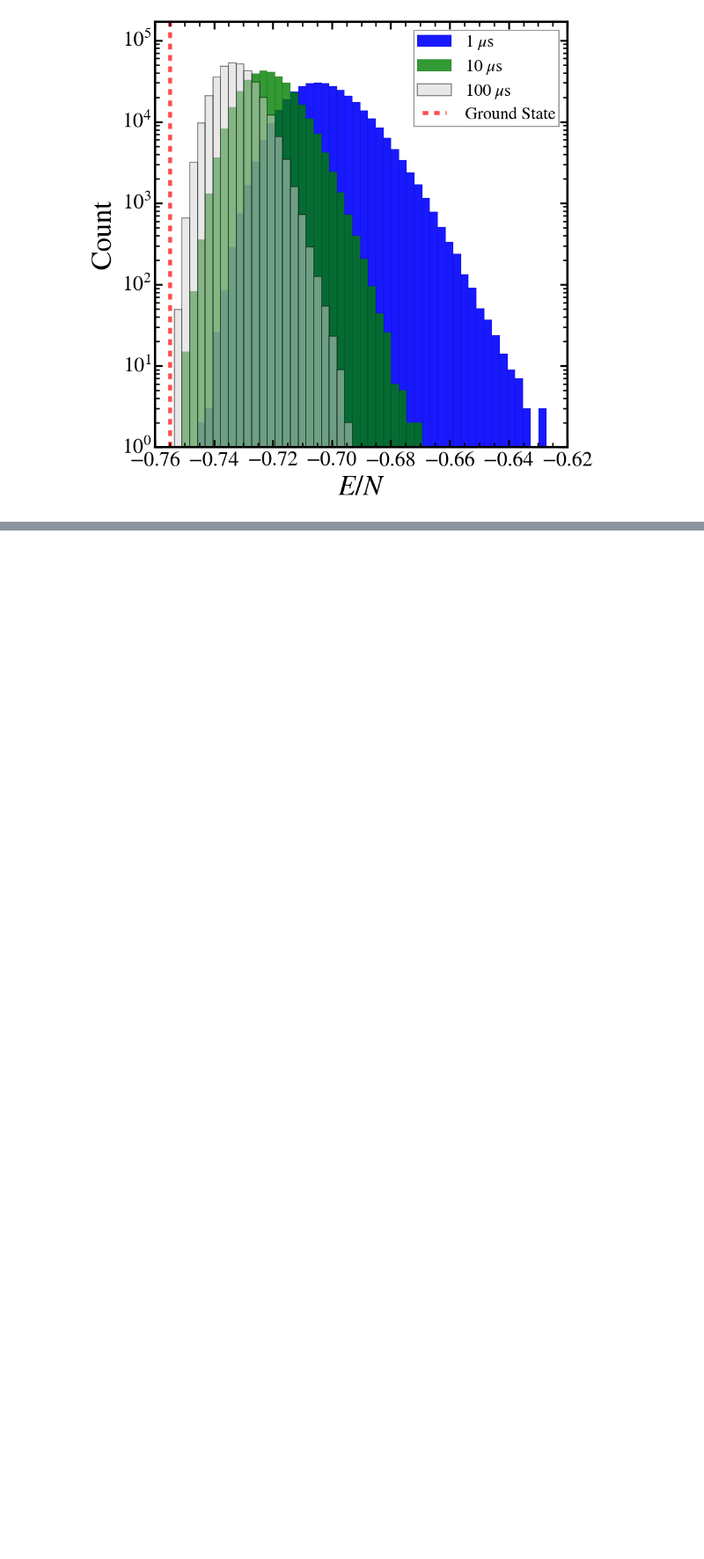
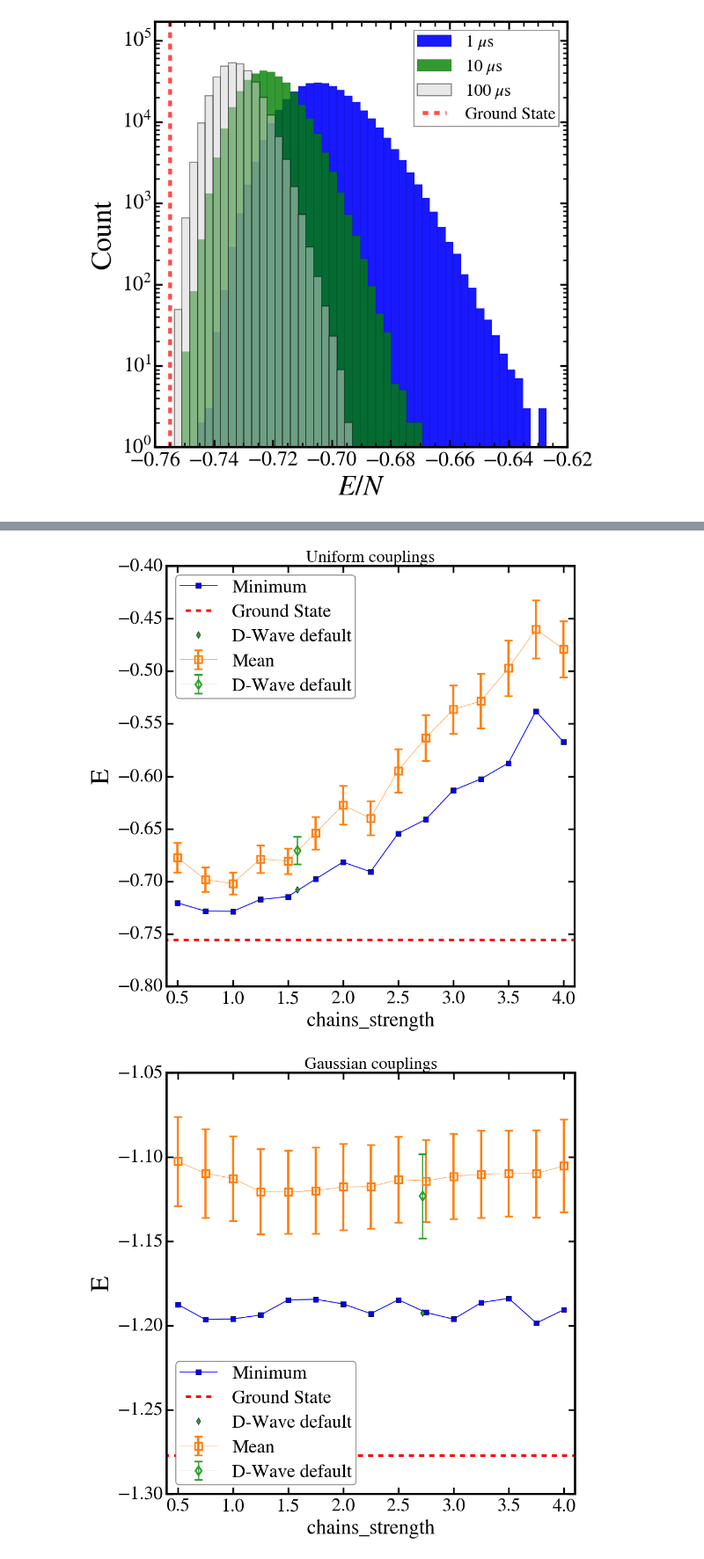
Before and after one commit to gscriva/n-mcmc, a Jupyter notebook: accelerating_monte_carlo.ipynb, the cells around one changed output, grey strips where cells are left out. Shown at 88% size. Saved outputs shown, nothing was run; the diff lists cells and outputs as text; code cells hidden in the pictures; blank space fills up the shorter version.

```diff
--- a/accelerating_monte_carlo.ipynb
+++ b/accelerating_monte_carlo.ipynb
@@ -648,0 +869,35 @@ min: -0.7534729061392554  (1 occurance(s))
+# %%
+dwave_path = "data"
+rnds = ["uniform", "gaussian", "binary"]
+strengths = np.linspace(0.5, 4, 15)
+
+# uniform-couplings properties
+uniform_ground_state = -0.7550297905
+uniform_dwave_default = 1.5828847157168355
+# gaussian-couplings properties
+gaussian_ground_state = -1.2769078779999998
+gaussian_dwave_default = 2.7174204926999237
+# binary-couplings properties
+binary_ground_state = -1.3636342975206612
+binary_dwave_default =  2.7629798143572195
+# %%
+engs = {"uniform": [], "gaussian": [], "binary": [],}
+for rnd in rnds:
+    for strength in strengths:
+        try:
+            eng = np.load(f"{dwave_path}/sweep_chains_{rnd}/dwave-engs_{strength}.npy")
+        except:
+            pass
+        engs[rnd].append(eng)
+    engs[rnd] = np.asarray(engs[rnd])
+# %%
+ground_states = [uniform_ground_state, gaussian_ground_state, binary_ground_state]
+dwave_defaults = [uniform_dwave_default, gaussian_dwave_default, binary_dwave_default]
+titles = ["Uniform", "Gaussian", "Binary"]
+
+for i, rnd in enumerate(rnds):
+    plt_eng_chains(engs[rnd], strengths, ground_state=ground_states[i], title=titles[i],
+                   dwave_default=dwave_defaults[i], save=False)
+# %% [output]
+[figure, added]
+[figure, added]
```
Also changed, not shown: parts of 29 cells of this notebook.
